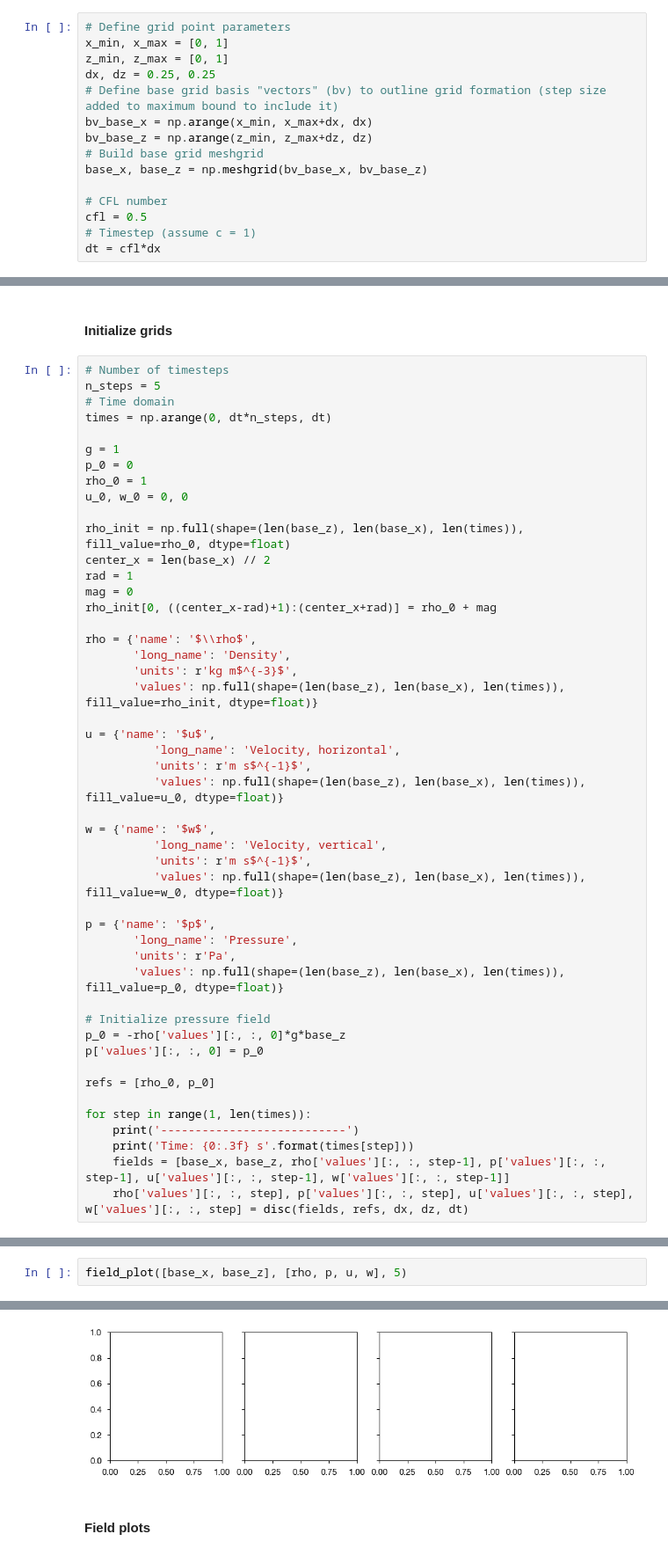
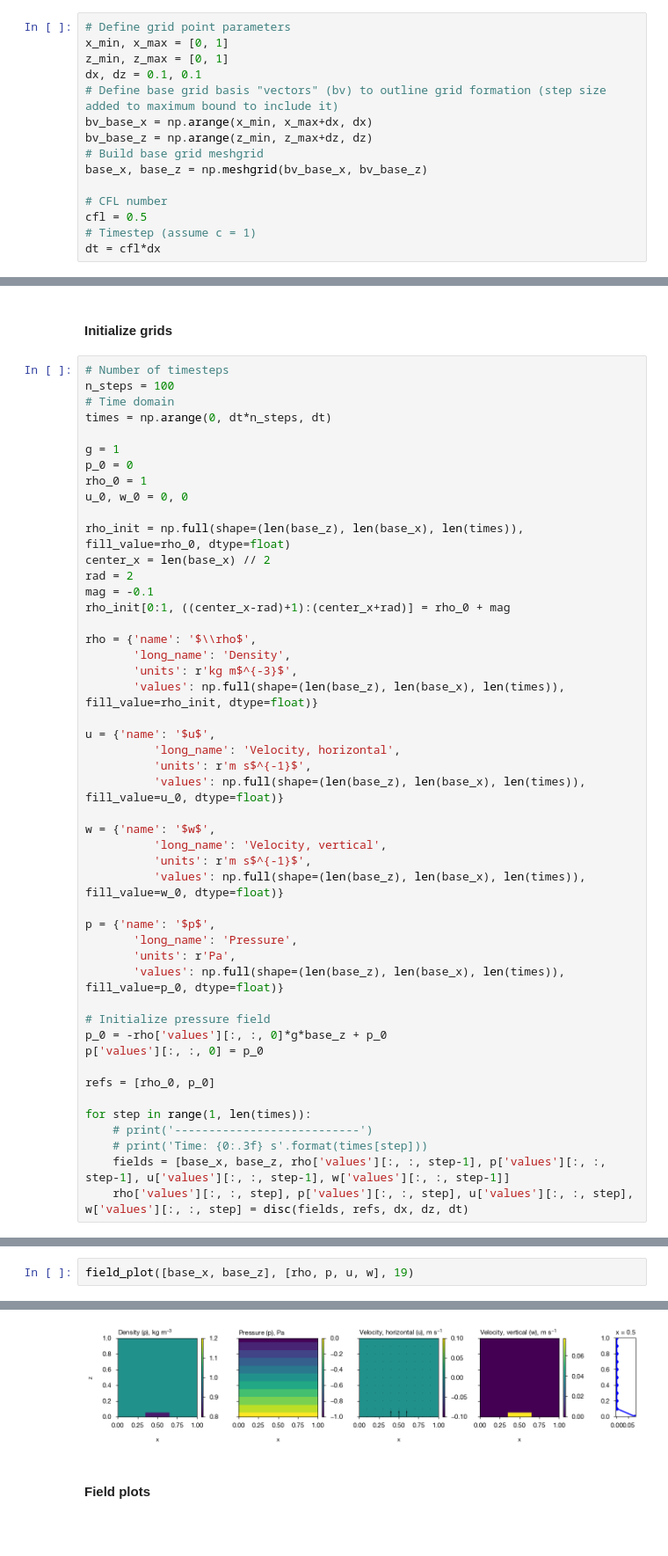
Before and after one commit to mr-gabrielrios/aos_575, a Jupyter notebook: project/notebook.ipynb, the cells around one changed output, grey strips where cells are left out. Shown at 88% size. Cells and saved outputs as stored; diff of their text form; blank space fills up the shorter version.

```diff
--- a/project/notebook.ipynb
+++ b/project/notebook.ipynb
@@ -23,7 +23,7 @@ plt.style.use('./assets/custom.mplstyle')
 # Define grid point parameters
 x_min, x_max = [0, 1]
 z_min, z_max = [0, 1]
-dx, dz = 0.25, 0.25
+dx, dz = 0.1, 0.1
 # Define base grid basis "vectors" (bv) to outline grid formation (step size added to maximum bound to include it)
 bv_base_x = np.arange(x_min, x_max+dx, dx)
 bv_base_z = np.arange(z_min, z_max+dz, dz)
@@ -162,7 +168,7 @@ IndentationError: unexpected indent (2258318177.py, line 77)
 #### Initialize grids
 # %%
 # Number of timesteps
-n_steps = 5
+n_steps = 100
 # Time domain
 times = np.arange(0, dt*n_steps, dt)
 
@@ -173,9 +179,9 @@ u_0, w_0 = 0, 0
 
 rho_init = np.full(shape=(len(base_z), len(base_x), len(times)), fill_value=rho_0, dtype=float)
 center_x = len(base_x) // 2
-rad = 1
-mag = 0
-rho_init[0, ((center_x-rad)+1):(center_x+rad)] = rho_0 + mag
+rad = 2
+mag = -0.1
+rho_init[0:1, ((center_x-rad)+1):(center_x+rad)] = rho_0 + mag
 
 rho = {'name': '$\\rho$',
        'long_name': 'Density',
@@ -198,13 +204,13 @@ p = {'name': '$p$',
        'values': np.full(shape=(len(base_z), len(base_x), len(times)), fill_value=p_0, dtype=float)}
 
 # Initialize pressure field
-p_0 = -rho['values'][:, :, 0]*g*base_z
+p_0 = -rho['values'][:, :, 0]*g*base_z + p_0
 p['values'][:, :, 0] = p_0
 
 refs = [rho_0, p_0]
 
 for step in range(1, len(times)):
-    print('---------------------------')
-    print('Time: {0:.3f} s'.format(times[step]))
+    # print('---------------------------')
+    # print('Time: {0:.3f} s'.format(times[step]))
     fields = [base_x, base_z, rho['values'][:, :, step-1], p['values'][:, :, step-1], u['values'][:, :, step-1], w['values'][:, :, step-1]]
     rho['values'][:, :, step], p['values'][:, :, step], u['values'][:, :, step], w['values'][:, :, step] = disc(fields, refs, dx, dz, dt)
@@ -229,3 +217,3 @@ Time: 0.125 s
 # %%
-field_plot([base_x, base_z], [rho, p, u, w], 5)
+field_plot([base_x, base_z], [rho, p, u, w], 19)
 # %% [output]
@@ -233,3 +220,3 @@ IndexError: index 5 is out of bounds for axis 2 with size 5
-[figure, old version]
+[figure, new version]
 # %% [markdown]
 #### Field plots
```
Also changed, not shown: parts of 7 cells of this notebook.
